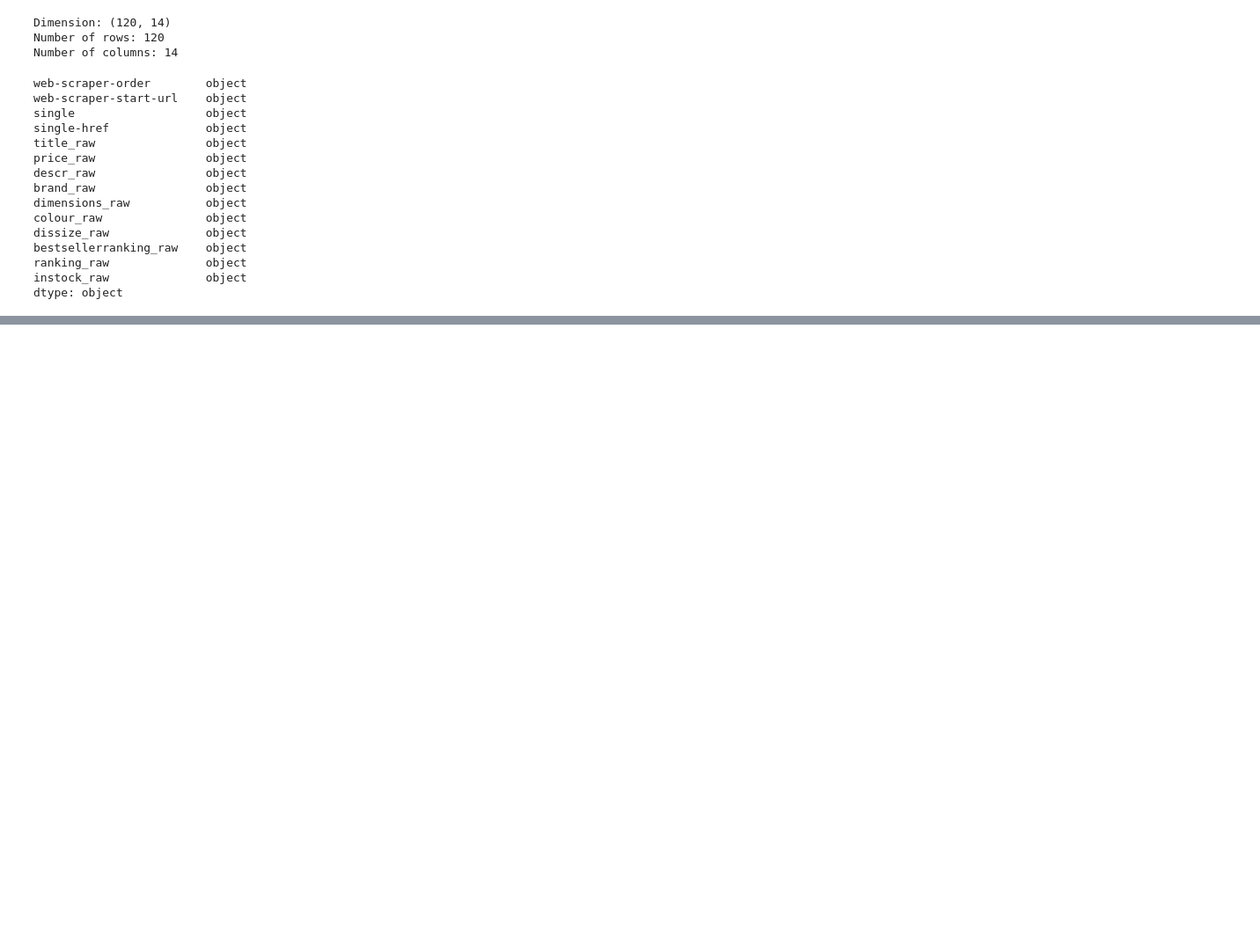
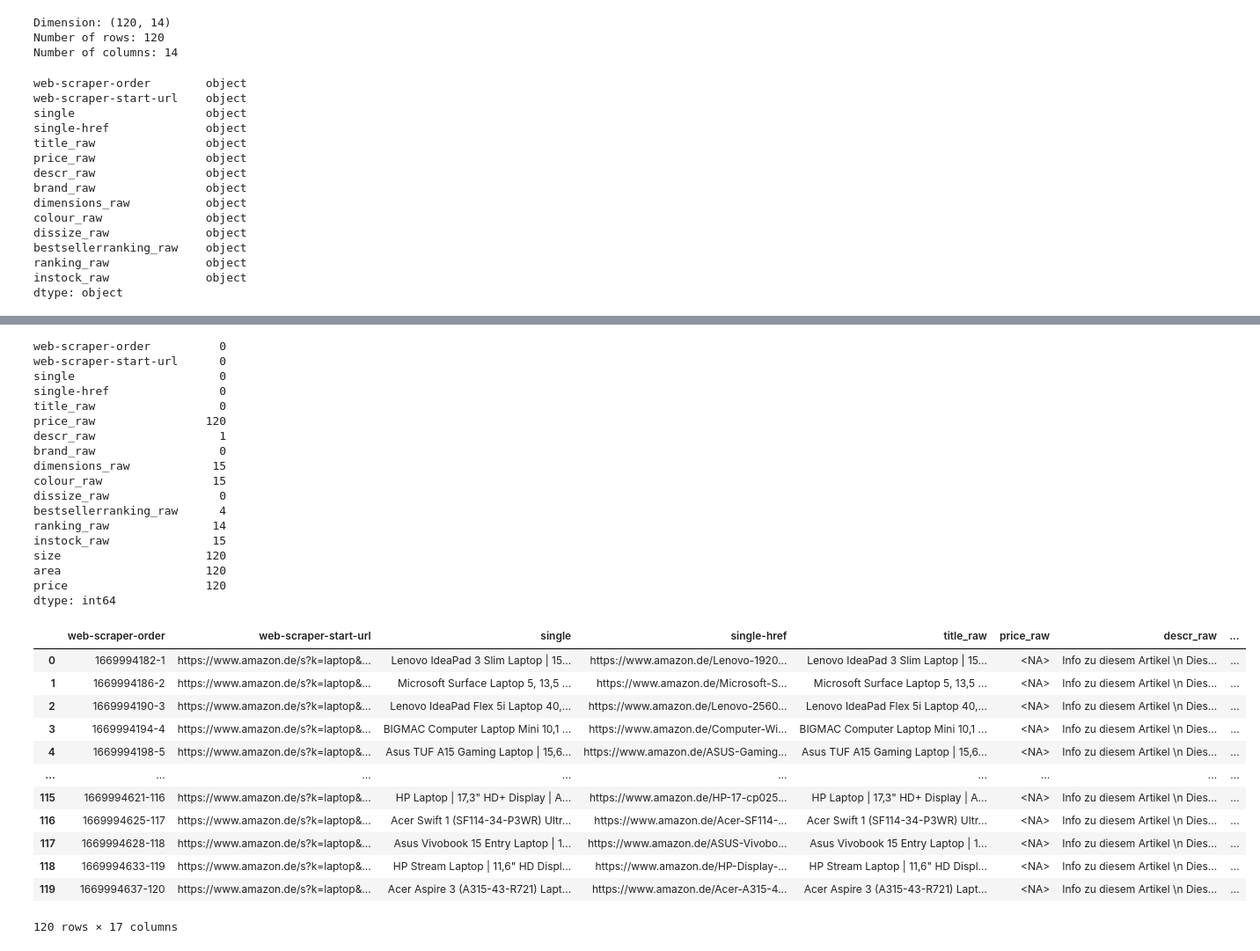
Before and after one commit to liax20/projectwork_data_analytics, a Jupyter notebook: Part01_DA_GW (minimum).ipynb, the cells around one changed output, grey strips where cells are left out. Shown: that part at 88% size. Cells and saved outputs as stored; diff of their text form; code cells hidden in the pictures; blank space fills up the shorter version.

```diff
--- a/Part01_DA_GW (minimum).ipynb
+++ b/Part01_DA_GW (minimum).ipynb
@@ -66,3 +190,21 @@ bestsellerranking_raw    object
 ranking_raw              object
 instock_raw              object
 dtype: object
+# %%
+# Extract values from 'dimensions_raw' strings
+
+size = []
+for i in df['dimensions_raw']:
+    d1 = re.findall('(.*)cm', str(i))
+    try:
+        d2 = d1[0].strip().replace(',', '.')
+    except:
+        d2 = None
+    size.append(d2)
+
+# Save as new variable in the pandas data frame
+df['size'] = pd.Series(rooms, dtype="float64")
+
+# Print first 5 values
+print(df['dimensions_raw'].head(5), '\n')
+print(df['size'].head(5))
@@ -68,0 +225,17 @@ dtype: object
+# %%
+# Extract values from 'price_raw' strings
+price = []
+for x in df['price_raw']:
+    d1 = re.findall('[0-9]+', str(x))
+    try:
+        d2 = d1[0].strip()
+    except:
+        d2 = None
+    price.append(d2)
+
+# Save as new variable in the pandas data frame
+df['price'] = pd.Series(price, dtype="Int64")
+
+# Print first 5 values
+print(df['price_raw'].head(5), '\n')
+print(df['price'].head(5))
@@ -68,0 +277,38 @@ dtype: object
+# %%
+# Count missing values
+print(pd.isna(df).sum())
+
+# Identify rows with missing values
+df[df.isna().any(axis=1)]
+# %% [output]
+web-scraper-order          0
+web-scraper-start-url      0
+single                     0
+single-href                0
+title_raw                  0
+price_raw                120
+descr_raw                  1
+brand_raw                  0
+dimensions_raw            15
+colour_raw                15
+dissize_raw                0
+bestsellerranking_raw      4
+ranking_raw               14
+instock_raw               15
+size                     120
+area                     120
+price                    120
+dtype: int64
+|  | web-scraper-order | web-scraper-start-url | single | single-href | title_raw | price_raw | descr_raw | ... |
+| 0 | 1669994182-1 | https://www.amazon.de/s?k=laptop&... | Lenovo IdeaPad 3 Slim Laptop | 15... | https://www.amazon.de/Lenovo-1920... | Lenovo IdeaPad 3 Slim Laptop | 15... | <NA> | Info zu diesem Artikel \n Dies... | ... |
+| 1 | 1669994186-2 | https://www.amazon.de/s?k=laptop&... | Microsoft Surface Laptop 5, 13,5 ... | https://www.amazon.de/Microsoft-S... | Microsoft Surface Laptop 5, 13,5 ... | <NA> | Info zu diesem Artikel \n Dies... | ... |
+| 2 | 1669994190-3 | https://www.amazon.de/s?k=laptop&... | Lenovo IdeaPad Flex 5i Laptop 40,... | https://www.amazon.de/Lenovo-2560... | Lenovo IdeaPad Flex 5i Laptop 40,... | <NA> | Info zu diesem Artikel \n Dies... | ... |
+| 3 | 1669994194-4 | https://www.amazon.de/s?k=laptop&... | BIGMAC Computer Laptop Mini 10,1 ... | https://www.amazon.de/Computer-Wi... | BIGMAC Computer Laptop Mini 10,1 ... | <NA> | Info zu diesem Artikel \n Dies... | ... |
+| 4 | 1669994198-5 | https://www.amazon.de/s?k=laptop&... | Asus TUF A15 Gaming Laptop | 15,6... | https://www.amazon.de/ASUS-Gaming... | Asus TUF A15 Gaming Laptop | 15,6... | <NA> | Info zu diesem Artikel \n Dies... | ... |
+| ... | ... | ... | ... | ... | ... | ... | ... | ... |
+| 115 | 1669994621-116 | https://www.amazon.de/s?k=laptop&... | HP Laptop | 17,3" HD+ Display | A... | https://www.amazon.de/HP-17-cp025... | HP Laptop | 17,3" HD+ Display | A... | <NA> | Info zu diesem Artikel \n Dies... | ... |
+| 116 | 1669994625-117 | https://www.amazon.de/s?k=laptop&... | Acer Swift 1 (SF114-34-P3WR) Ultr... | https://www.amazon.de/Acer-SF114-... | Acer Swift 1 (SF114-34-P3WR) Ultr... | <NA> | Info zu diesem Artikel \n Dies... | ... |
+| 117 | 1669994628-118 | https://www.amazon.de/s?k=laptop&... | Asus Vivobook 15 Entry Laptop | 1... | https://www.amazon.de/ASUS-Vivobo... | Asus Vivobook 15 Entry Laptop | 1... | <NA> | Info zu diesem Artikel \n Dies... | ... |
+| 118 | 1669994633-119 | https://www.amazon.de/s?k=laptop&... | HP Stream Laptop | 11,6" HD Displ... | https://www.amazon.de/HP-Display-... | HP Stream Laptop | 11,6" HD Displ... | <NA> | Info zu diesem Artikel \n Dies... | ... |
+| 119 | 1669994637-120 | https://www.amazon.de/s?k=laptop&... | Acer Aspire 3 (A315-43-R721) Lapt... | https://www.amazon.de/Acer-A315-4... | Acer Aspire 3 (A315-43-R721) Lapt... | <NA> | Info zu diesem Artikel \n Dies... | ... |
+120 rows × 17 columns
```
Also changed, not shown: parts of 17 cells of this notebook, 3 other files.
